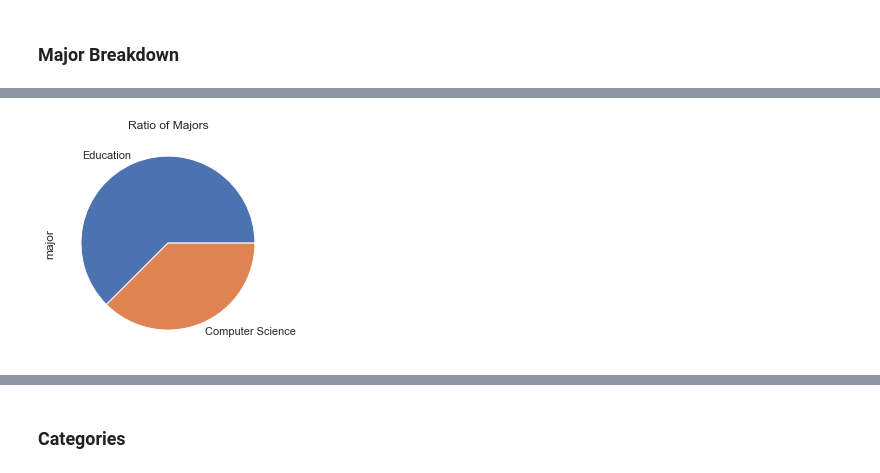
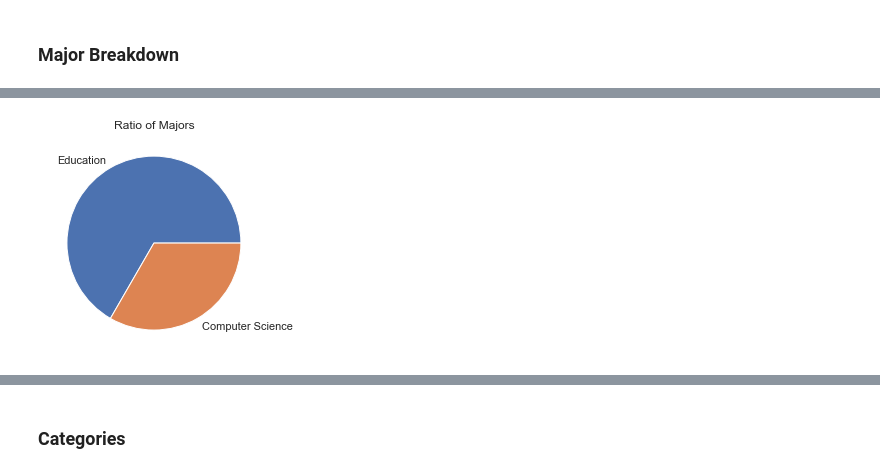
Before and after one commit to BladeF/Thesis-Data-Analysis, a Jupyter notebook: notebooks/task_analysis.ipynb, the cells around one changed output, grey strips where cells are left out. Cells and saved outputs as stored; diff of their text form; code cells hidden in the pictures.

```diff
--- a/notebooks/task_analysis.ipynb
+++ b/notebooks/task_analysis.ipynb
@@ -265,12 +266,13 @@ Education           10
 Computer Science     6
 Name: major, dtype: int64
 # %%
-fig, ax = plt.subplots(facecolor="white")
-majors.plot(kind="pie", title="Ratio of Majors")
+fig = plt.figure(facecolor="white")
+ax = majors.plot.pie(title="Ratio of Majors")
+ax.set_ylabel("")
 
 plt.savefig("../figures/major_ratio.png", bbox_inches="tight")
 # %% [output]
-[figure, old version]
+[figure, new version]
 # %%
 majors.plot(kind="bar", title="Number per Major")
 
```
Also changed, not shown: parts of 38 cells of this notebook.
